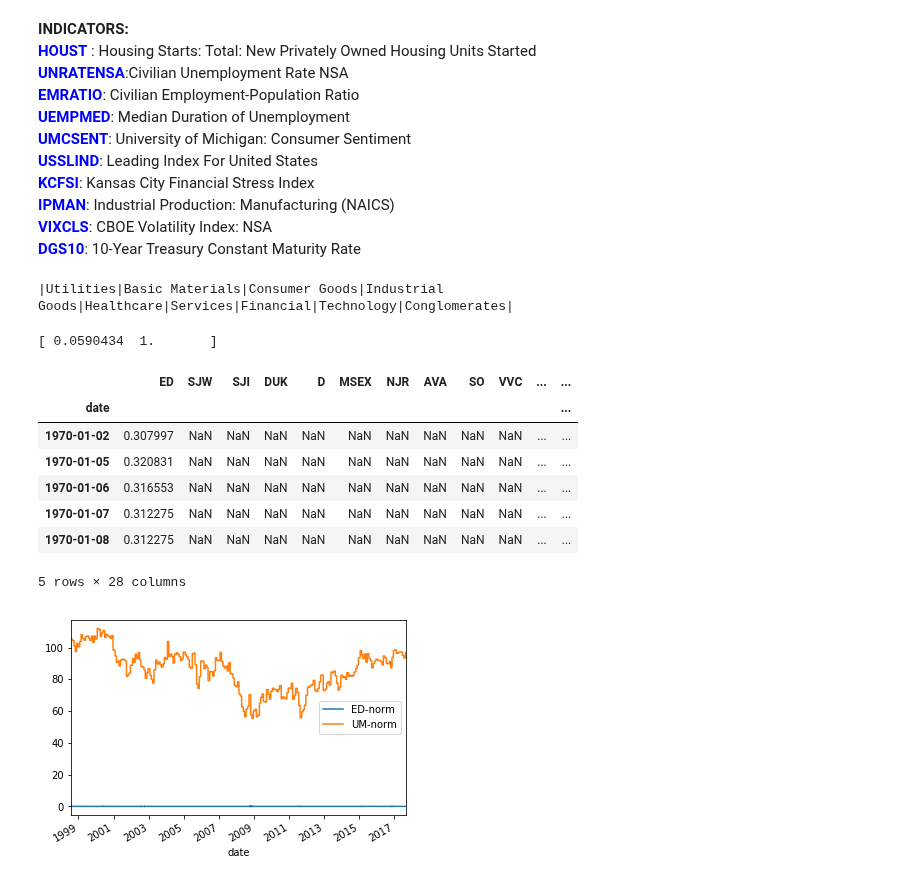
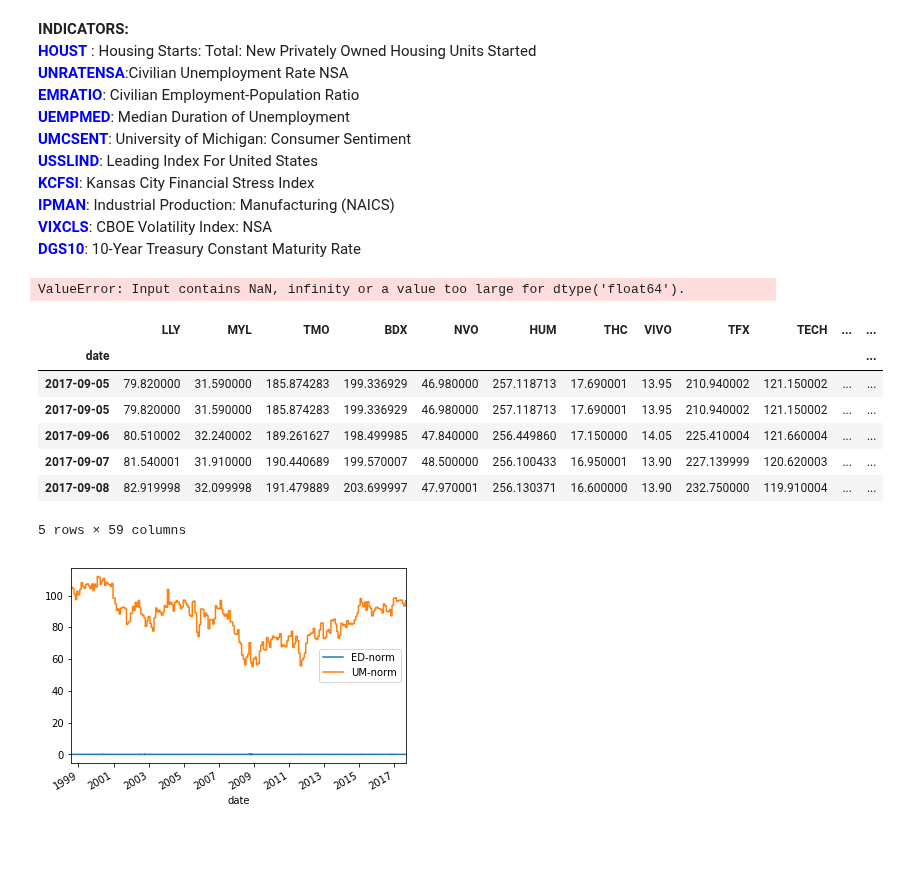
Before and after one commit to kimrharper/data_science_nltk, a Jupyter notebook: stock/stock_prediction.ipynb, the cells around one changed output. Saved outputs shown, nothing was run; the diff lists cells and outputs as text; code cells hidden in the pictures; blank space fills up the shorter version.

```diff
--- a/stock/stock_prediction.ipynb
+++ b/stock/stock_prediction.ipynb
@@ -39,8 +40,6 @@ for column in indicators:
 indicators = indicators.set_index(indicators.date)
 del indicators['date']
 
-scaler = MinMaxScaler(feature_range=(0,1))
-
 # stock - csv (sets index to datetime)
 stock = pd.read_csv('stocks-us-adjClose.csv')
 stock.date = pd.to_datetime(stock.date)
@@ -57,11 +56,7 @@ for member in seclist:
         sectorset.append(member)
         print(member, end='|')
 # %% [output]
-|Utilities|Basic Materials|Consumer Goods|Industrial Goods|Healthcare|Services|Financial|Technology|Conglomerates|
+ValueError: Input contains NaN, infinity or a value too large for dtype('float64').
-# %%
-print(indicators[0])
-# %% [output]
-[ 0.0590434  1.       ]
 # %%
 # filters stock dataframe by sector and stores to new sector_dataframe
 utilities = pd.DataFrame(data=stock, columns=sector.loc[sector['Sector'] == 'Utilities']['Symbol'].tolist())
@@ -80,14 +78,14 @@ indic_basicmaterials = pd.merge(basicmaterials,indicators, how='inner', left_ind
-# %%
-indic_utilities.head()
-# %% [output]
-|  | ED | SJW | SJI | DUK | D | MSEX | NJR | AVA | SO | VVC | ... | ... |
-| date |  |  |  |  |  |  |  |  |  |  |  | ... |
-| 1970-01-02 | 0.307997 | NaN | NaN | NaN | NaN | NaN | NaN | NaN | NaN | NaN | ... | ... |
-| 1970-01-05 | 0.320831 | NaN | NaN | NaN | NaN | NaN | NaN | NaN | NaN | NaN | ... | ... |
-| 1970-01-06 | 0.316553 | NaN | NaN | NaN | NaN | NaN | NaN | NaN | NaN | NaN | ... | ... |
-| 1970-01-07 | 0.312275 | NaN | NaN | NaN | NaN | NaN | NaN | NaN | NaN | NaN | ... | ... |
-| 1970-01-08 | 0.312275 | NaN | NaN | NaN | NaN | NaN | NaN | NaN | NaN | NaN | ... | ... |
-5 rows × 28 columns
+# %%
+indic_health.tail()
+# %% [output]
+|  | LLY | MYL | TMO | BDX | NVO | HUM | THC | VIVO | TFX | TECH | ... | ... |
+| date |  |  |  |  |  |  |  |  |  |  |  | ... |
+| 2017-09-05 | 79.820000 | 31.590000 | 185.874283 | 199.336929 | 46.980000 | 257.118713 | 17.690001 | 13.95 | 210.940002 | 121.150002 | ... | ... |
+| 2017-09-05 | 79.820000 | 31.590000 | 185.874283 | 199.336929 | 46.980000 | 257.118713 | 17.690001 | 13.95 | 210.940002 | 121.150002 | ... | ... |
+| 2017-09-06 | 80.510002 | 32.240002 | 189.261627 | 198.499985 | 47.840000 | 256.449860 | 17.150000 | 14.05 | 225.410004 | 121.660004 | ... | ... |
+| 2017-09-07 | 81.540001 | 31.910000 | 190.440689 | 199.570007 | 48.500000 | 256.100433 | 16.950001 | 13.90 | 227.139999 | 120.620003 | ... | ... |
+| 2017-09-08 | 82.919998 | 32.099998 | 191.479889 | 203.699997 | 47.970001 | 256.130371 | 16.600000 | 13.90 | 232.750000 | 119.910004 | ... | ... |
+5 rows × 59 columns
 # %%
 # assigning sector db to graph db
 graph = indic_utilities[['ED','UMCSENT']].dropna(how='any')
```
Also changed, not shown: parts of 9 cells of this notebook, 1 other file.
